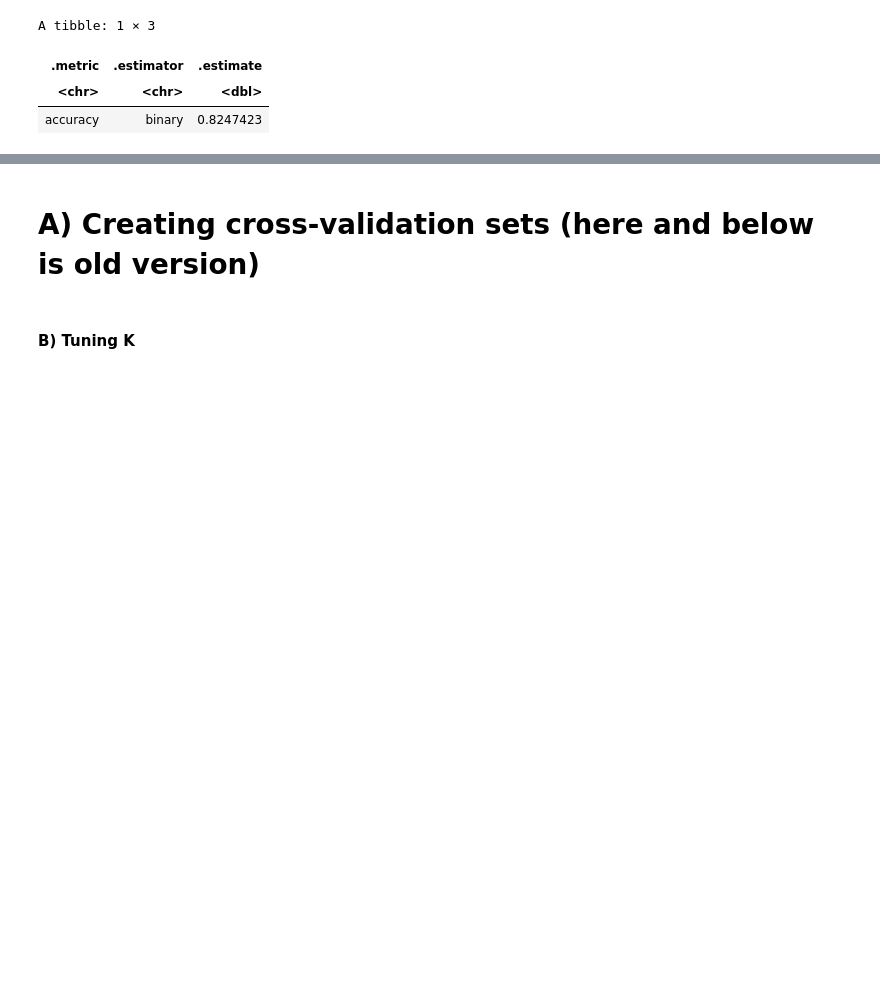
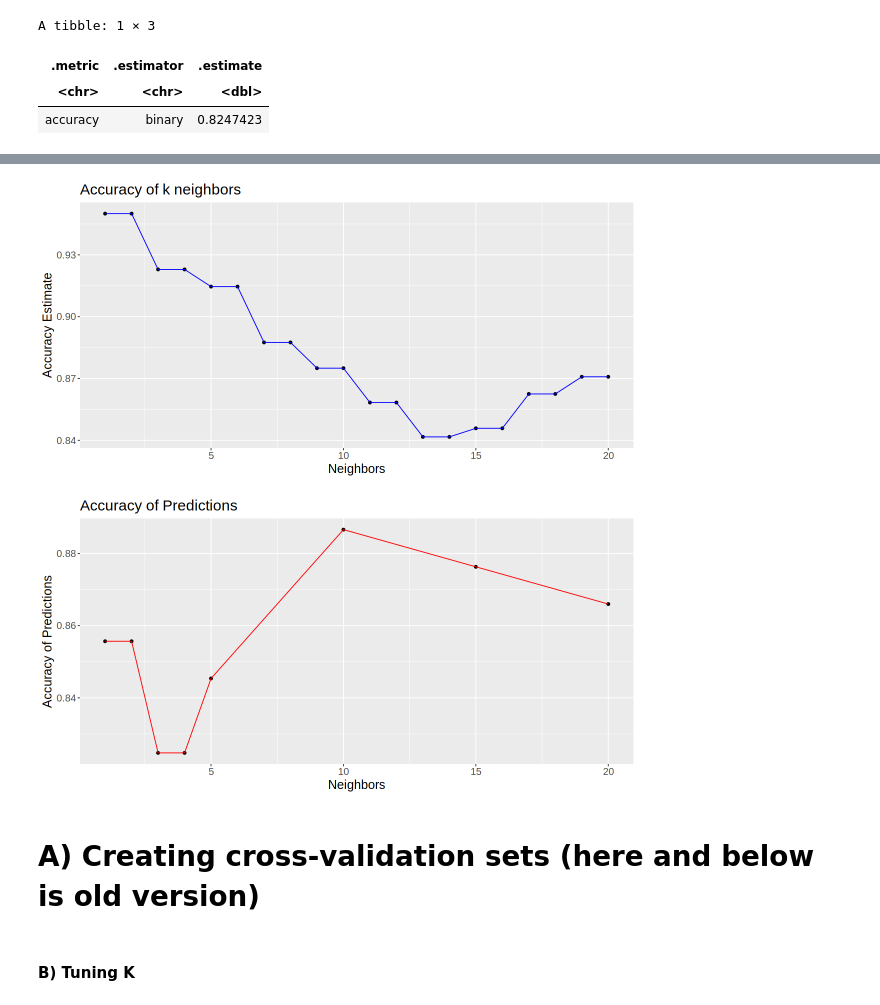
Before and after one commit to wmma2/group_18_project, a Jupyter notebook: Final_report.ipynb, the cells around one changed output, grey strips where cells are left out. Saved outputs shown, nothing was run; the diff lists cells and outputs as text; code cells hidden in the pictures; blank space fills up the shorter version.

```diff
--- a/Final_report.ipynb
+++ b/Final_report.ipynb
@@ -593,3 +735,21 @@ A tibble: 1 × 3
+# %%
+pred_accuracy <- tibble(
+    k = c(1, 2, 3, 4, 5, 10, 15, 20),
+    pred_acc = c(0.8556701, 0.8556701, 0.8247423, 0.8247423,
+                 0.8453608, 0.8865979, 0.8762887, 0.8659794))
+
+pred_accuracy_vs_k <- ggplot(pred_accuracy, aes(x = k, y = pred_acc)) +
+    geom_point() +
+    geom_line(color = 'red') +
+    labs(x = "Neighbors", y = "Accuracy of Predictions") +
+    ggtitle('Accuracy of Predictions') +
+    theme(text = element_text(size = 15))
+
+accuracy_vs_k
+pred_accuracy_vs_k
+# %% [output]
+[figure, added]
+[figure, added]
 # %% [markdown]
 # **A) Creating cross-validation sets (here and below is old version)**
 # %%
```
Also changed, not shown: parts of 5 cells of this notebook.
